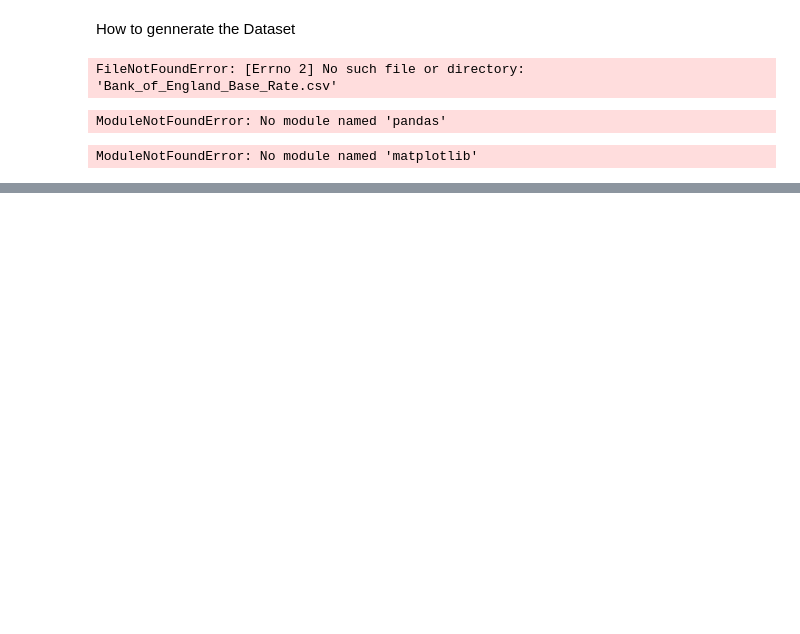
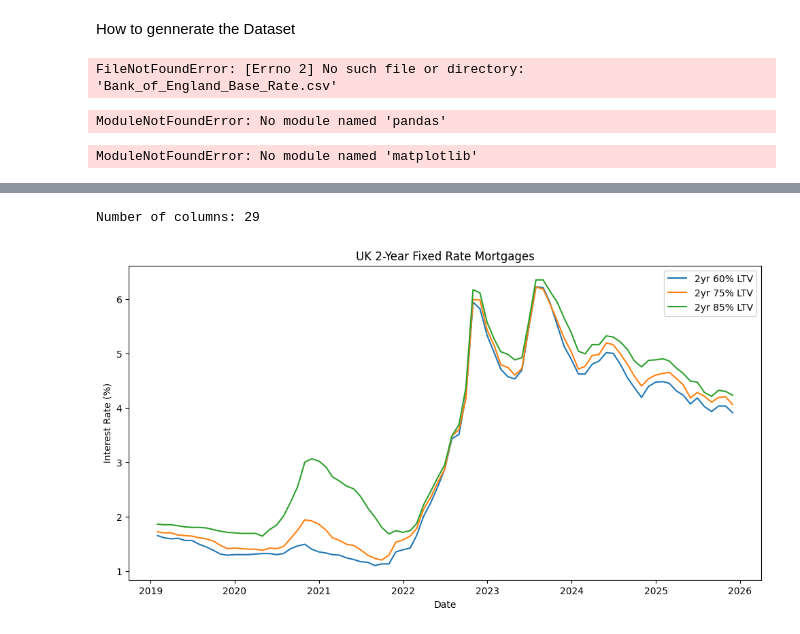
Before and after one commit to funmiafola/VSCode1, a Jupyter notebook: testProject.ipynb, the cells around one changed output, grey strips where cells are left out. Saved outputs shown, nothing was run; the diff lists cells and outputs as text; code cells hidden in the pictures; blank space fills up the shorter version.

Commit message:
feat: add Bank of England Base Rate data file

```diff
--- a/testProject.ipynb
+++ b/testProject.ipynb
@@ -30,0 +112,11 @@ print(sys.executable)
+# %%
+import pandas as pd
+import matplotlib.pyplot as plt
+import seaborn as sns
+
+# Step 1: Load your CSV
+boe_rate = pd.read_csv("Bank_of_England_Base_Rate.csv")
+
+# Step 2: Inspect the data
+print(boe_rate.head())
+print(boe_rate.info())
@@ -30,0 +141,26 @@ print(sys.executable)
+# %%
+print(f"Number of columns: {boe_rate.shape[1]}")
+# %% [output]
+Number of columns: 29
+# %%
+boe_rate = boe_rate.rename(columns={
+    boe_rate.columns[1]: "2yr_60_LTV",
+    boe_rate.columns[2]: "2yr_75_LTV",
+    boe_rate.columns[3]: "2yr_85_LTV",
+    boe_rate.columns[4]: "2yr_90_LTV",
+    boe_rate.columns[5]: "2yr_95_LTV",
+})
+# %%
+boe_rate['Date'] = pd.to_datetime(boe_rate['Date'], dayfirst=True)
+# %%
+plt.figure(figsize=(12,6))
+sns.lineplot(data=boe_rate, x='Date', y='2yr_60_LTV', label='2yr 60% LTV')
+sns.lineplot(data=boe_rate, x='Date', y='2yr_75_LTV', label='2yr 75% LTV')
+sns.lineplot(data=boe_rate, x='Date', y='2yr_85_LTV', label='2yr 85% LTV')
+plt.title("UK 2-Year Fixed Rate Mortgages")
+plt.xlabel("Date")
+plt.ylabel("Interest Rate (%)")
+plt.legend()
+plt.show()
+# %% [output]
+[figure, added]
```
Also changed, not shown: parts of 9 cells of this notebook, 1 other file.
